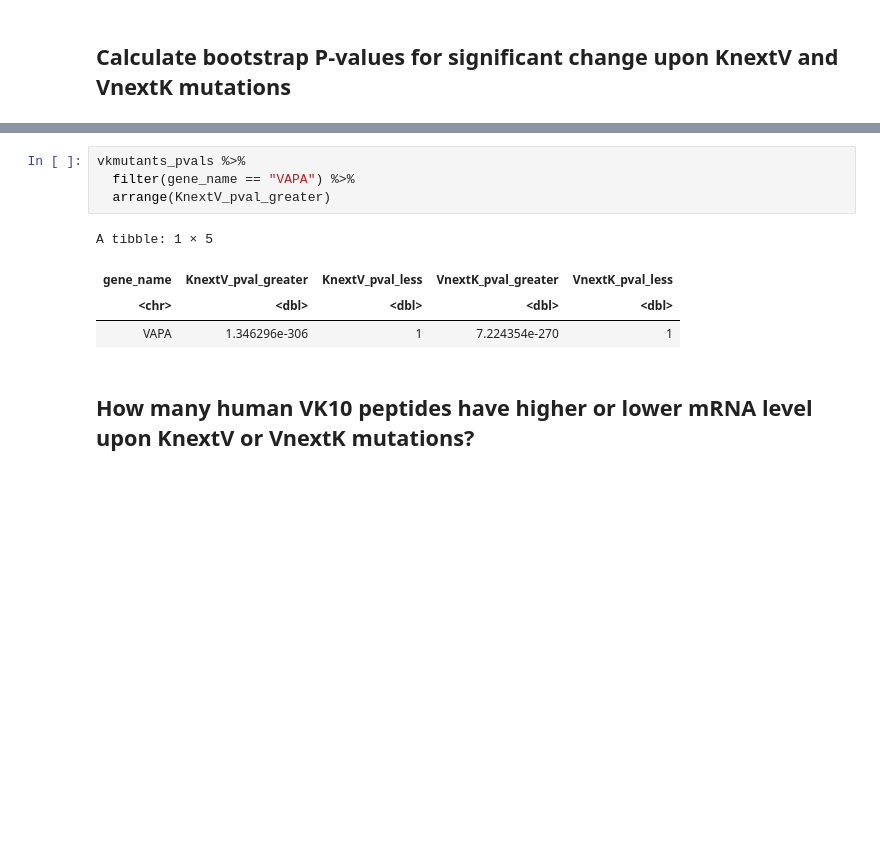
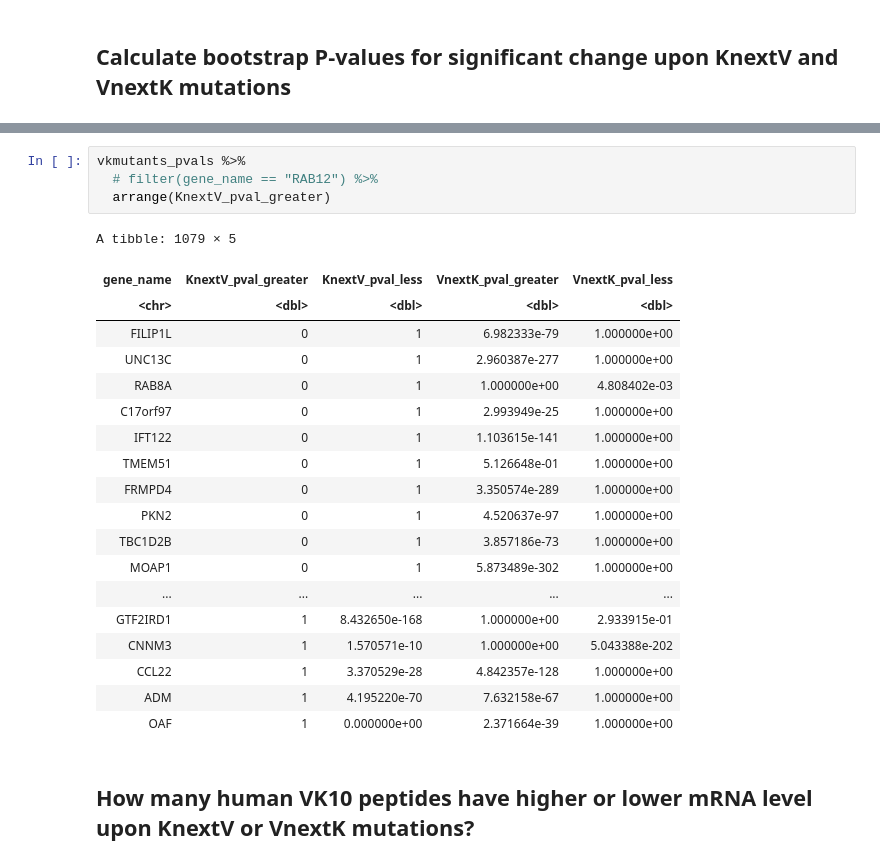
Before and after one commit to rasilab/burke_2022, a Jupyter notebook: analysis/barcode_seq/pool3_mrna/scripts/plot_endo12k_effects.ipynb, the cells around one changed output, grey strips where cells are left out. Drawn from its saved outputs; the diff is of its cells as text; blank space fills up the shorter version.

```diff
--- a/analysis/barcode_seq/pool3_mrna/scripts/plot_endo12k_effects.ipynb
+++ b/analysis/barcode_seq/pool3_mrna/scripts/plot_endo12k_effects.ipynb
@@ -387,13 +410,28 @@ vkmutants_pvals <- lfc_bootstrap %>%
 # … with 1,069 more rows
 # %%
 vkmutants_pvals %>%
-  filter(gene_name == "VAPA") %>%
+  # filter(gene_name == "RAB12") %>%
   arrange(KnextV_pval_greater)
 # %% [output]
-A tibble: 1 × 5
+A tibble: 1079 × 5
 | gene_name | KnextV_pval_greater | KnextV_pval_less | VnextK_pval_greater | VnextK_pval_less |
 | <chr> | <dbl> | <dbl> | <dbl> | <dbl> |
-| VAPA | 1.346296e-306 | 1 | 7.224354e-270 | 1 |
+| FILIP1L | 0 | 1 | 6.982333e-79 | 1.000000e+00 |
+| UNC13C | 0 | 1 | 2.960387e-277 | 1.000000e+00 |
+| RAB8A | 0 | 1 | 1.000000e+00 | 4.808402e-03 |
+| C17orf97 | 0 | 1 | 2.993949e-25 | 1.000000e+00 |
+| IFT122 | 0 | 1 | 1.103615e-141 | 1.000000e+00 |
+| TMEM51 | 0 | 1 | 5.126648e-01 | 1.000000e+00 |
+| FRMPD4 | 0 | 1 | 3.350574e-289 | 1.000000e+00 |
+| PKN2 | 0 | 1 | 4.520637e-97 | 1.000000e+00 |
+| TBC1D2B | 0 | 1 | 3.857186e-73 | 1.000000e+00 |
+| MOAP1 | 0 | 1 | 5.873489e-302 | 1.000000e+00 |
+| ... | ... | ... | ... | ... |
+| GTF2IRD1 | 1 | 8.432650e-168 | 1.000000e+00 | 2.933915e-01 |
+| CNNM3 | 1 | 1.570571e-10 | 1.000000e+00 | 5.043388e-202 |
+| CCL22 | 1 | 3.370529e-28 | 4.842357e-128 | 1.000000e+00 |
+| ADM | 1 | 4.195220e-70 | 7.632158e-67 | 1.000000e+00 |
+| OAF | 1 | 0.000000e+00 | 2.371664e-39 | 1.000000e+00 |
 # %% [markdown]
 ## How many human VK10 peptides have higher or lower mRNA level upon KnextV or VnextK  mutations?
 # %%
```
Also changed, not shown: parts of 10 cells of this notebook, 1 other file.
